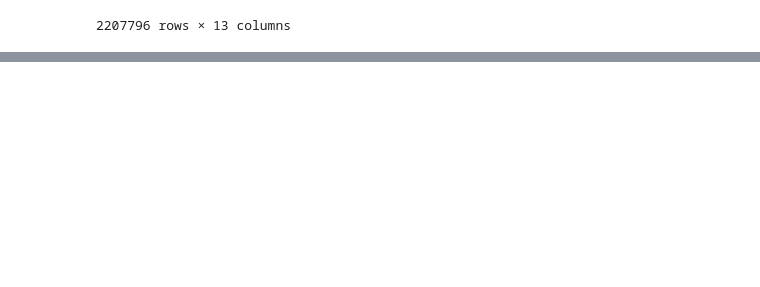
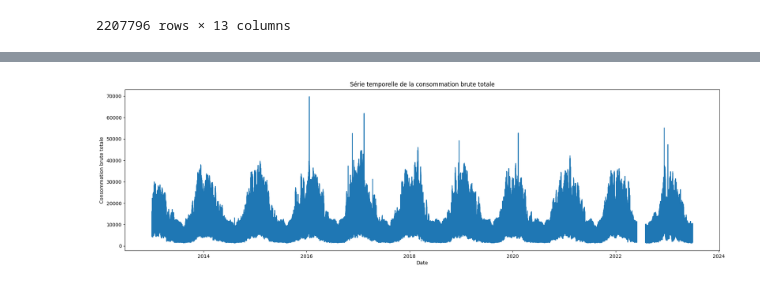
Before and after one commit to ForskyOnly/time_series, a Jupyter notebook: time_series.ipynb, the cells around one changed output, grey strips where cells are left out. Cells and saved outputs as stored; diff of their text form; code cells hidden in the pictures; blank space fills up the shorter version.

Commit message:
séries temporelles: analyse

```diff
--- a/time_series.ipynb
+++ b/time_series.ipynb
@@ -20,0 +49,3 @@ df
+# %%
+df = df.sort_values('date_heure')
+df
@@ -20,0 +66,2 @@ df
+# %%
+df['date_heure'] = pd.to_datetime(df['date_heure'], utc=True)
@@ -20,0 +70,9 @@ df
+# %%
+plt.figure(figsize=(22, 6))
+plt.plot(df['date_heure'], df['consommation_brute_totale'])
+plt.xlabel('Date')
+plt.ylabel('Consommation brute totale')
+plt.title('Série temporelle de la consommation brute totale')
+plt.show()
+# %% [output]
+[figure, added]
```
Also changed, not shown: parts of 19 cells of this notebook.
